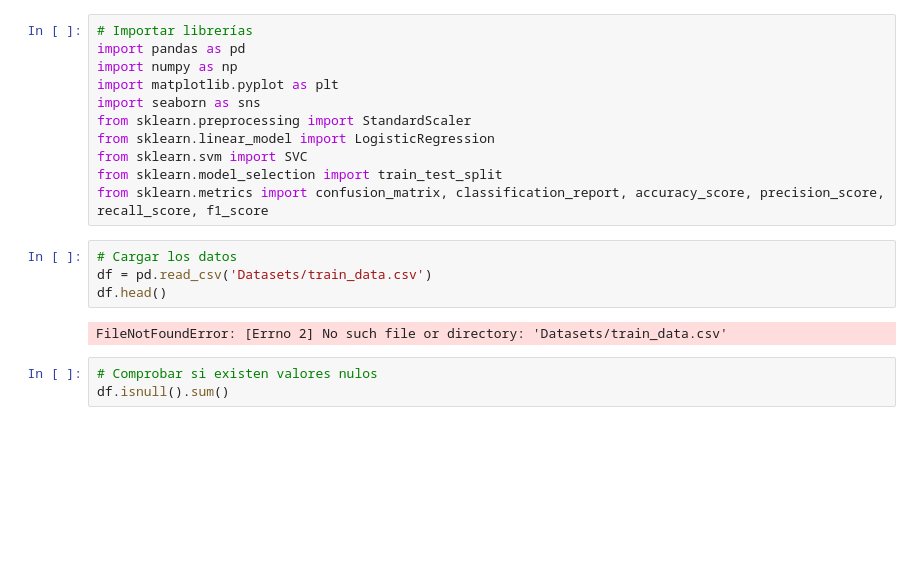
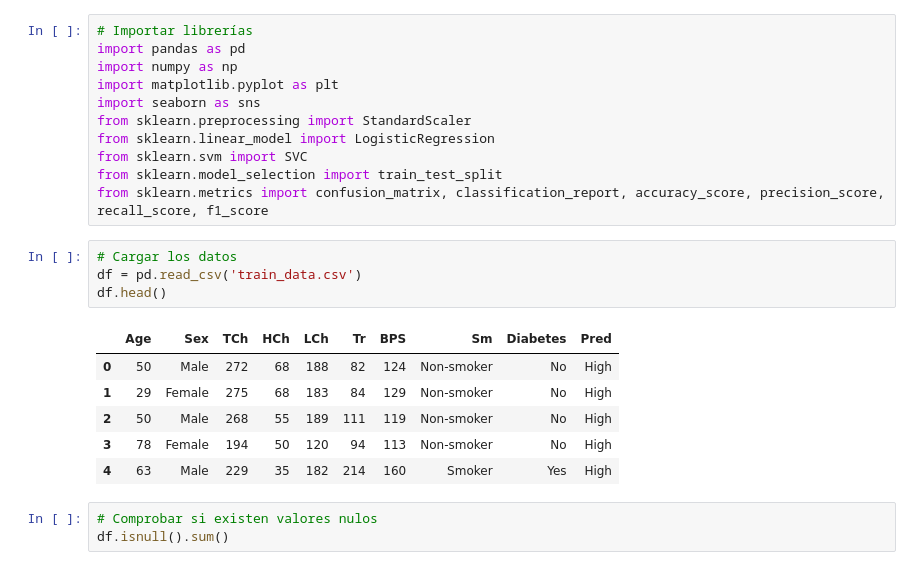
Before and after one commit to Roi-flores13/examen_3_eo, a Jupyter notebook: Proyecto_3er_examen (1).ipynb, the cells around one changed output. Saved outputs shown, nothing was run; the diff lists cells and outputs as text; blank space fills up the shorter version.

```diff
--- a/Proyecto_3er_examen (1).ipynb
+++ b/Proyecto_3er_examen (1).ipynb
@@ -31,10 +31,15 @@ from sklearn.model_selection import train_test_split
 from sklearn.metrics import confusion_matrix, classification_report, accuracy_score, precision_score, recall_score, f1_score
 # %%
 # Cargar los datos
-df = pd.read_csv('Datasets/train_data.csv')
+df = pd.read_csv('train_data.csv')
 df.head()
 # %% [output]
-FileNotFoundError: [Errno 2] No such file or directory: 'Datasets/train_data.csv'
+|  | Age | Sex | TCh | HCh | LCh | Tr | BPS | Sm | Diabetes | Pred |
+| 0 | 50 | Male | 272 | 68 | 188 | 82 | 124 | Non-smoker | No | High |
+| 1 | 29 | Female | 275 | 68 | 183 | 84 | 129 | Non-smoker | No | High |
+| 2 | 50 | Male | 268 | 55 | 189 | 111 | 119 | Non-smoker | No | High |
+| 3 | 78 | Female | 194 | 50 | 120 | 94 | 113 | Non-smoker | No | High |
+| 4 | 63 | Male | 229 | 35 | 182 | 214 | 160 | Smoker | Yes | High |
 # %%
 # Comprobar si existen valores nulos
 df.isnull().sum()
```
Also changed, not shown: 1 other file.
